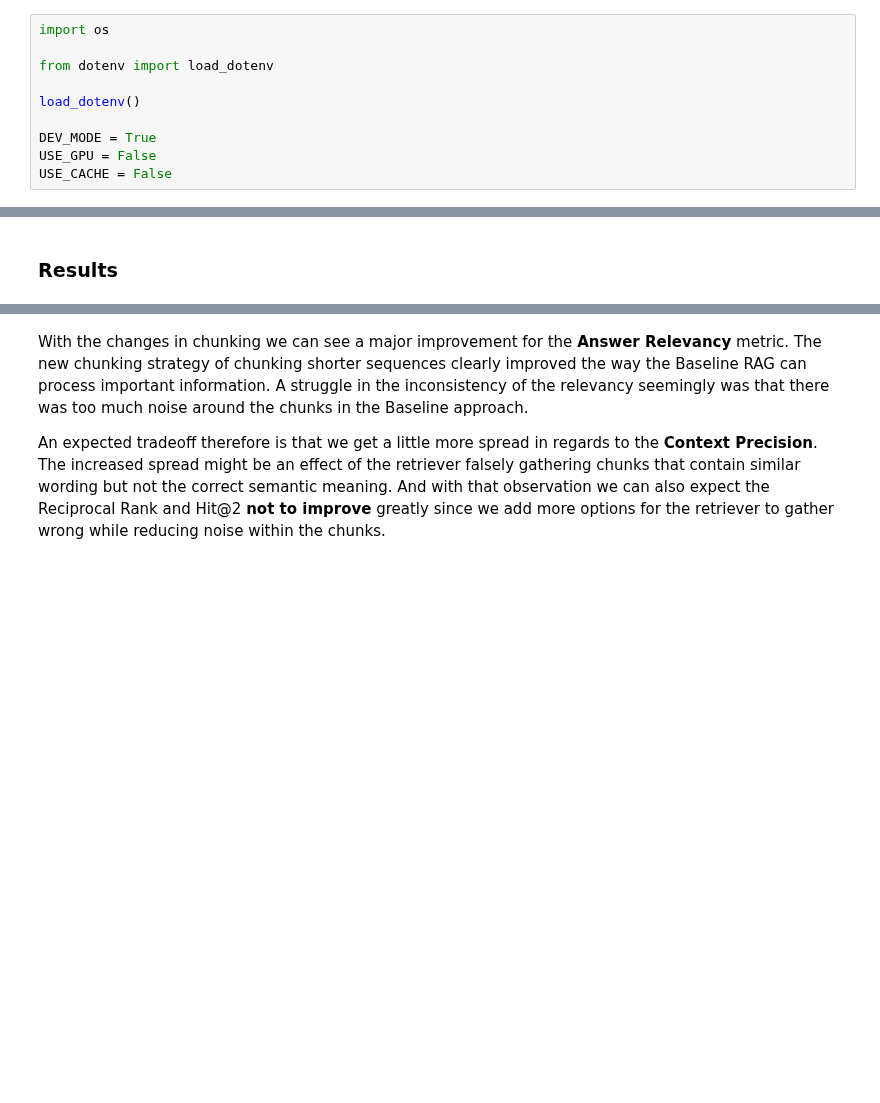
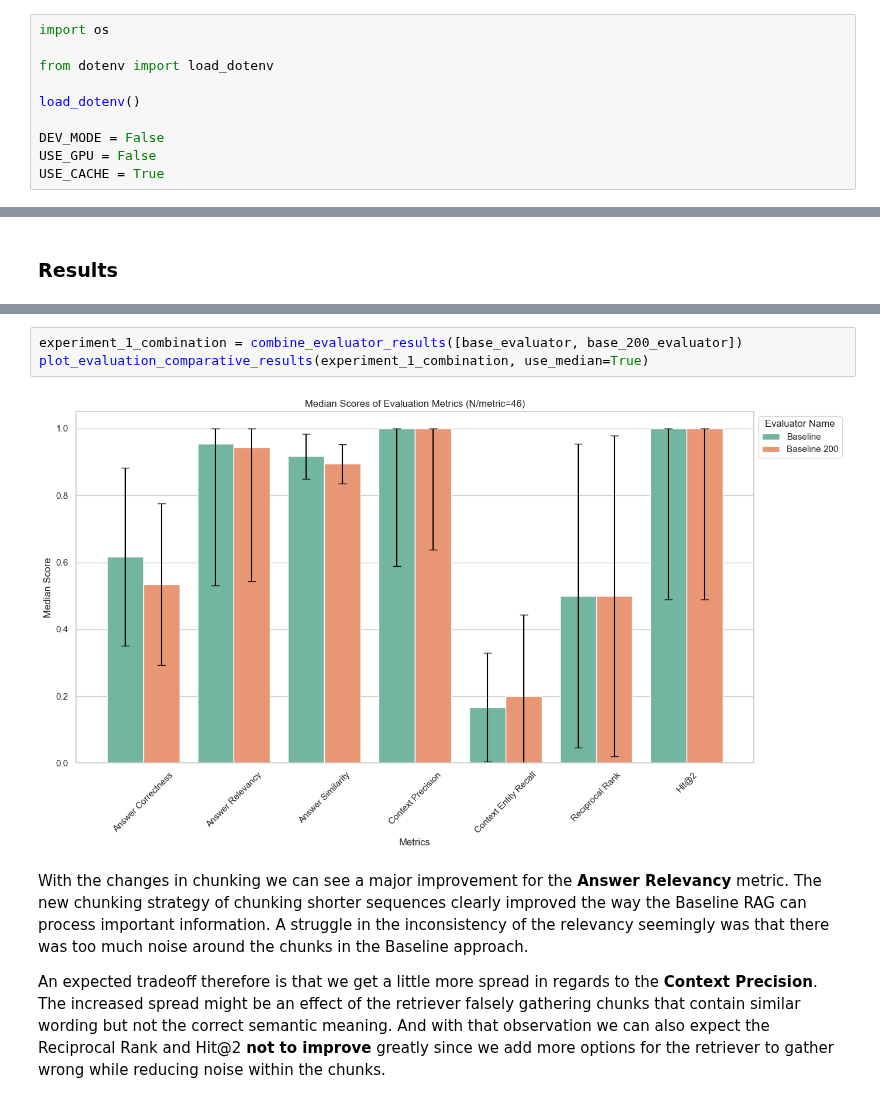
Before and after one commit to fhnw-ivy/npr-rag, a Jupyter notebook: main.ipynb, the cells around one changed output, grey strips where cells are left out. Drawn from its saved outputs; the diff is of its cells as text; blank space fills up the shorter version.

Commit message:
Moved comparison plots up to each experiment for better comparison. Made plots consistent in size

```diff
--- a/main.ipynb
+++ b/main.ipynb
@@ -34,9 +34,9 @@ from dotenv import load_dotenv
 
 load_dotenv()
 
-DEV_MODE = True
+DEV_MODE = False
 USE_GPU = False
-USE_CACHE = False
+USE_CACHE = True
 # %% [markdown]
 ## Pathing
 
@@ -443,3 +628,8 @@ base_200_evaluator.plot_summary()
+# %%
+experiment_1_combination = combine_evaluator_results([base_evaluator, base_200_evaluator])
+plot_evaluation_comparative_results(experiment_1_combination, use_median=True)
+# %% [output]
+[figure, added]
 # %% [markdown]
 With the changes in chunking we can see a major improvement for the **Answer Relevancy** metric. The new chunking strategy of chunking shorter sequences clearly improved the way the Baseline RAG can process important information. A struggle in the inconsistency of the relevancy seemingly was that there was too much noise around the chunks in the Baseline approach.
 
```
Also changed, not shown: parts of 36 cells of this notebook, 1 other file.
